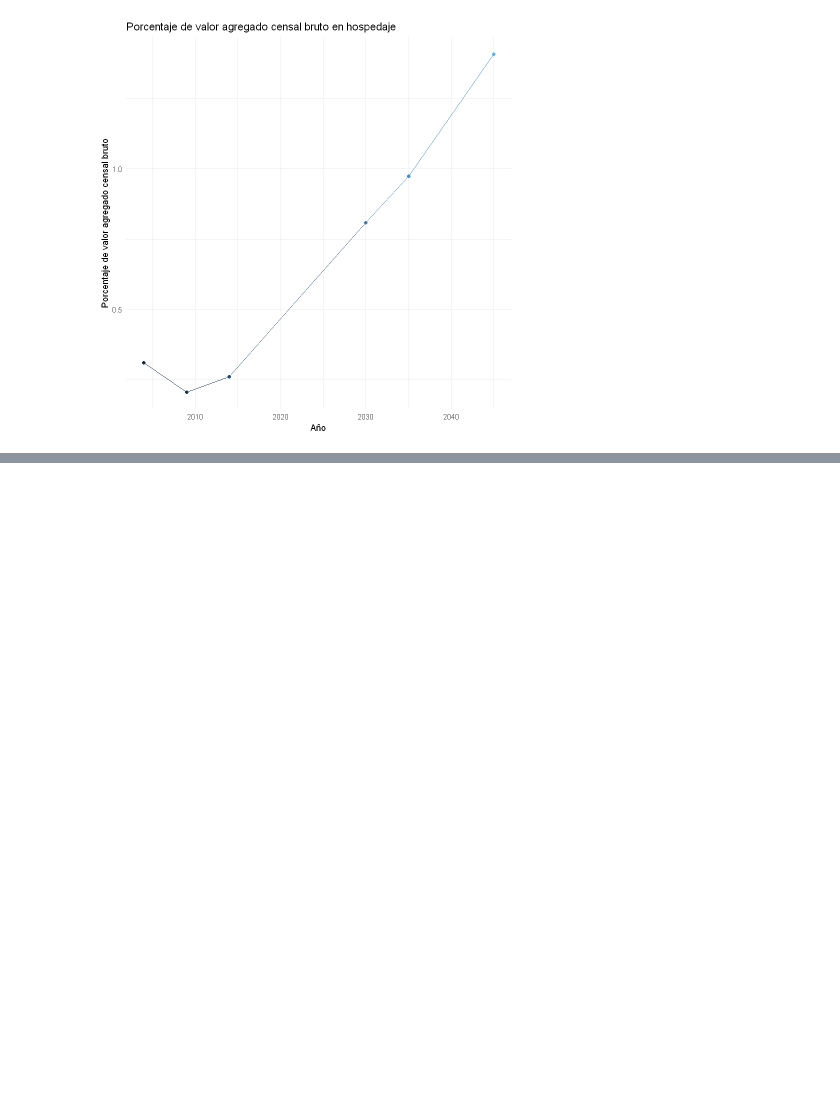
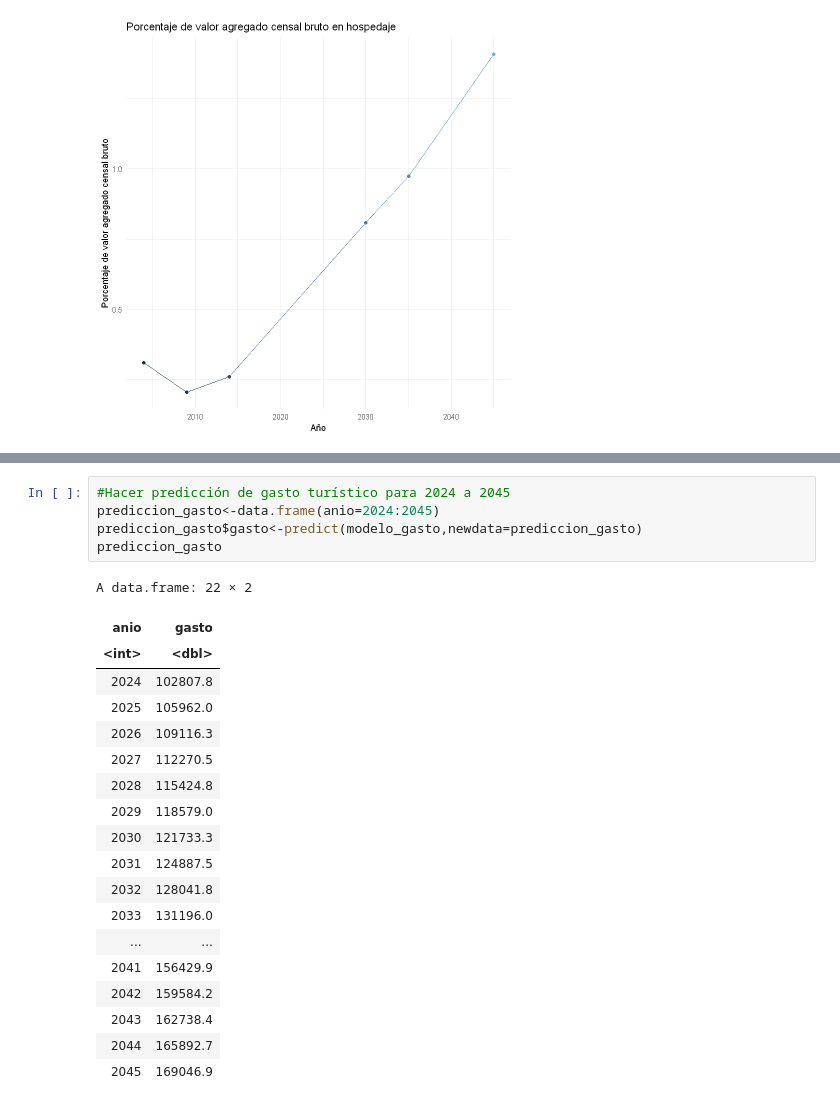
Before and after one commit to cpyp-ipdp/pgd_cdmx, a Jupyter notebook: indicadores/turismo/indicadores_turismo_pgd.ipynb, the cells around one changed output, grey strips where cells are left out. Saved outputs shown, nothing was run; the diff lists cells and outputs as text; blank space fills up the shorter version.

```diff
--- a/indicadores/turismo/indicadores_turismo_pgd.ipynb
+++ b/indicadores/turismo/indicadores_turismo_pgd.ipynb
@@ -895,0 +914,25 @@ theme(legend.position = "none")
+# %%
+#Hacer predicción de gasto turístico para 2024 a 2045
+prediccion_gasto<-data.frame(anio=2024:2045)
+prediccion_gasto$gasto<-predict(modelo_gasto,newdata=prediccion_gasto)
+prediccion_gasto
+# %% [output]
+A data.frame: 22 × 2
+| anio | gasto |
+| <int> | <dbl> |
+| 2024 | 102807.8 |
+| 2025 | 105962.0 |
+| 2026 | 109116.3 |
+| 2027 | 112270.5 |
+| 2028 | 115424.8 |
+| 2029 | 118579.0 |
+| 2030 | 121733.3 |
+| 2031 | 124887.5 |
+| 2032 | 128041.8 |
+| 2033 | 131196.0 |
+| ... | ... |
+| 2041 | 156429.9 |
+| 2042 | 159584.2 |
+| 2043 | 162738.4 |
+| 2044 | 165892.7 |
+| 2045 | 169046.9 |
```
Also changed, not shown: parts of 9 cells of this notebook.
